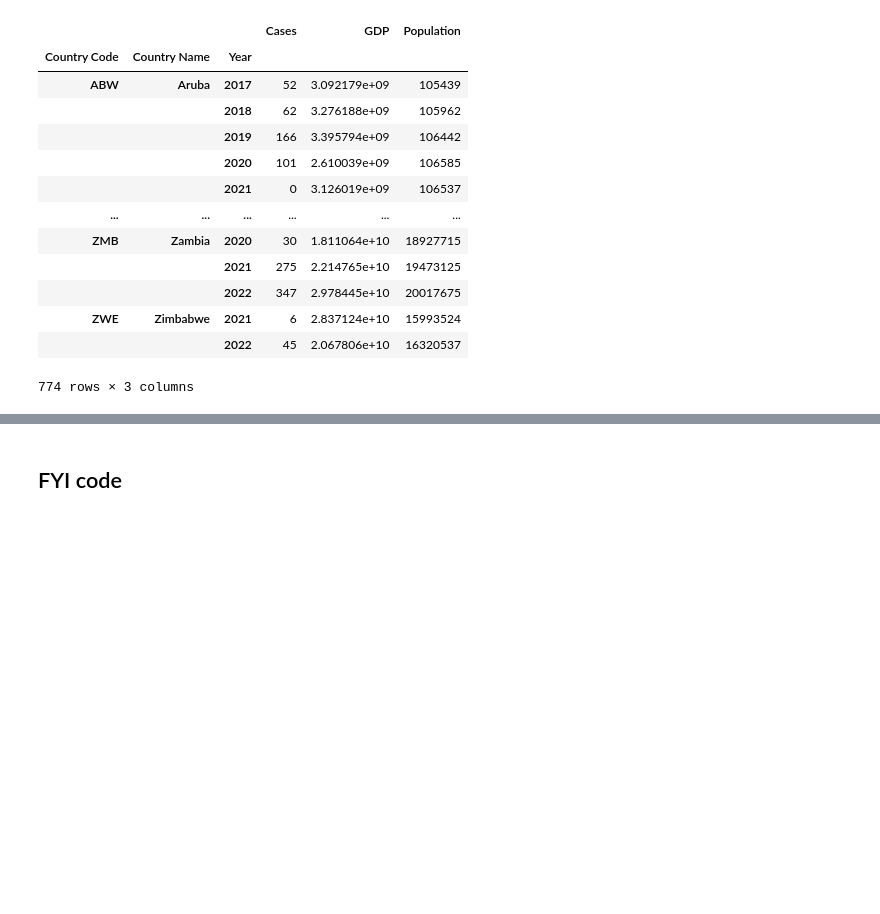
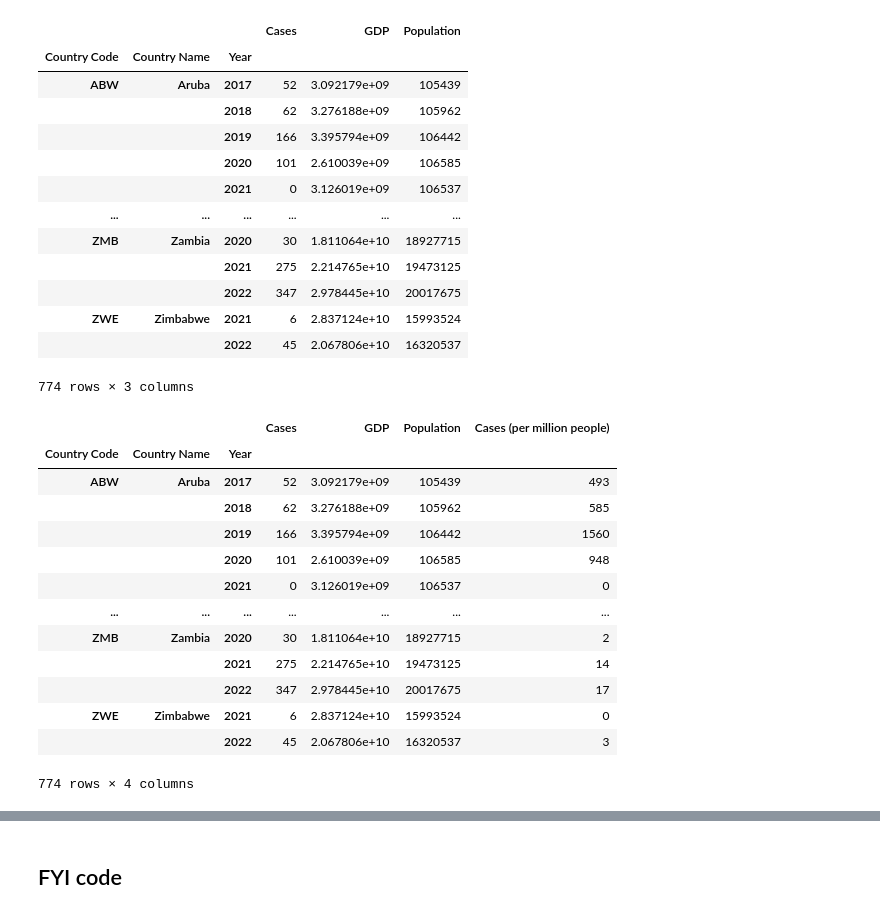
Before and after one commit to PianoPalf/group-project-pyflu, a Jupyter notebook: PyFlu_dataframes_SP.ipynb, the cells around one changed output, grey strips where cells are left out. Saved outputs shown, nothing was run; the diff lists cells and outputs as text; code cells hidden in the pictures; blank space fills up the shorter version.

```diff
--- a/PyFlu_dataframes_SP.ipynb
+++ b/PyFlu_dataframes_SP.ipynb
@@ -320,6 +320,29 @@ flu_gdp_pop_summary_df
 | ZWE | Zimbabwe | 2021 | 6 | 2.837124e+10 | 15993524 |
 |  |  | 2022 | 45 | 2.067806e+10 | 16320537 |
 774 rows × 3 columns
+# %%
+# Calculate Cases pere million people
+flu_gdp_pop_summary_df['Cases (per million people)'] = flu_gdp_pop_summary_df['Cases'] / \
+                                                      (flu_gdp_pop_summary_df['Population'] / 1000000)
+
+flu_gdp_pop_summary_df['Cases (per million people)'] = round(flu_gdp_pop_summary_df['Cases (per million people)']).astype(int)
+
+flu_gdp_pop_summary_df
+# %% [output]
+|  |  |  | Cases | GDP | Population | Cases (per million people) |
+| Country Code | Country Name | Year |  |  |  |  |
+| ABW | Aruba | 2017 | 52 | 3.092179e+09 | 105439 | 493 |
+|  |  | 2018 | 62 | 3.276188e+09 | 105962 | 585 |
+|  |  | 2019 | 166 | 3.395794e+09 | 106442 | 1560 |
+|  |  | 2020 | 101 | 2.610039e+09 | 106585 | 948 |
+|  |  | 2021 | 0 | 3.126019e+09 | 106537 | 0 |
+| ... | ... | ... | ... | ... | ... | ... |
+| ZMB | Zambia | 2020 | 30 | 1.811064e+10 | 18927715 | 2 |
+|  |  | 2021 | 275 | 2.214765e+10 | 19473125 | 14 |
+|  |  | 2022 | 347 | 2.978445e+10 | 20017675 | 17 |
+| ZWE | Zimbabwe | 2021 | 6 | 2.837124e+10 | 15993524 | 0 |
+|  |  | 2022 | 45 | 2.067806e+10 | 16320537 | 3 |
+774 rows × 4 columns
 # %%
 flu_gdp_pop_summary_df.reset_index()
 # %% [output]
```
Also changed, not shown: parts of 4 cells of this notebook, 4 other files.
